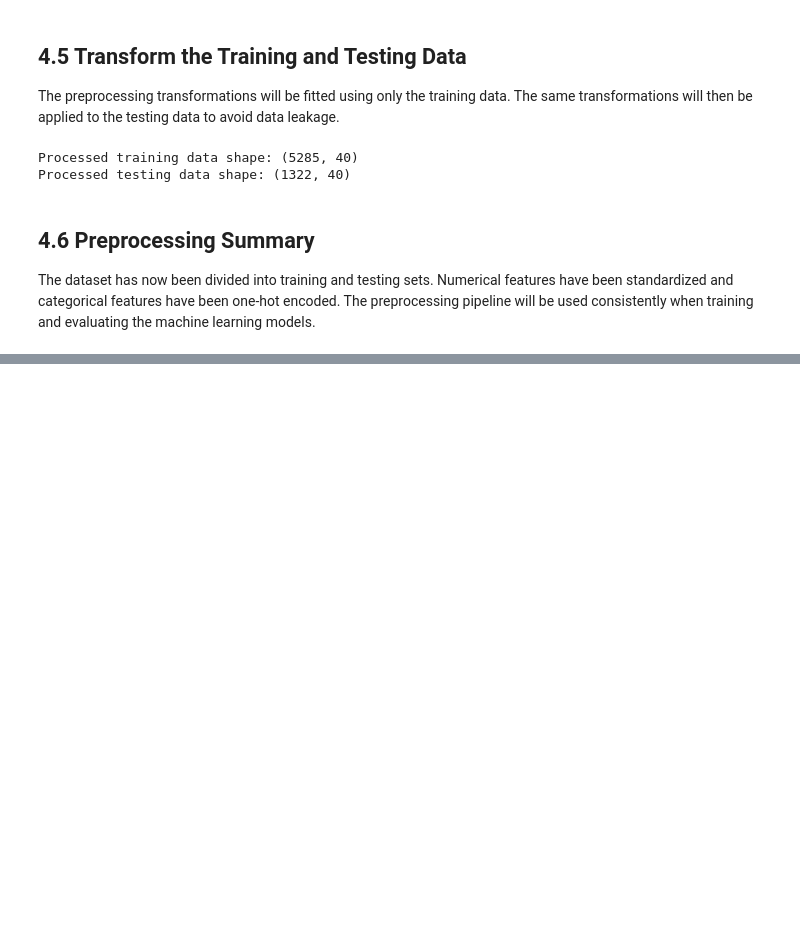
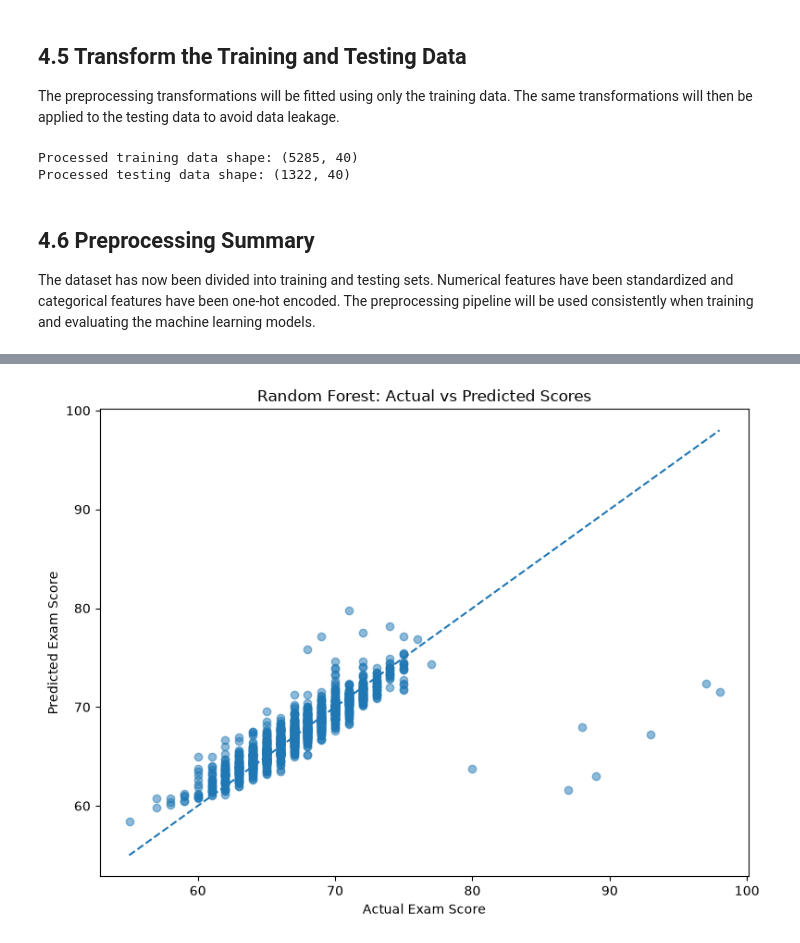
Before and after one commit to obahedmond18/Student-Performance-ML-Capstone-Techcrush, a Jupyter notebook: notebooks/student_performance_capstone.ipynb, the cells around one changed output, grey strips where cells are left out. Saved outputs shown, nothing was run; the diff lists cells and outputs as text; code cells hidden in the pictures; blank space fills up the shorter version.

```diff
--- a/notebooks/student_performance_capstone.ipynb
+++ b/notebooks/student_performance_capstone.ipynb
@@ -698,0 +735,15 @@ The dataset has now been divided into training and testing sets. Numerical featu
+# %%
+# Create the Random Forest model
+random_forest_model = RandomForestRegressor(
+    n_estimators=200,
+    random_state=42
+)
+
+# Train the model
+random_forest_model.fit(X_train_processed, y_train)
+
+# Make predictions on the test data
+random_forest_predictions = random_forest_model.predict(X_test_processed)
+
+print("Random Forest Regression model trained successfully.")
+print("Number of predictions:", len(random_forest_predictions))
@@ -698,0 +941,19 @@ The dataset has now been divided into training and testing sets. Numerical featu
+# %%
+plt.figure(figsize=(8, 6))
+
+plt.scatter(y_test, random_forest_predictions, alpha=0.5)
+
+plt.xlabel("Actual Exam Score")
+plt.ylabel("Predicted Exam Score")
+plt.title("Random Forest: Actual vs Predicted Scores")
+
+plt.plot(
+    [y_test.min(), y_test.max()],
+    [y_test.min(), y_test.max()],
+    linestyle="--"
+)
+
+plt.tight_layout()
+plt.show()
+# %% [output]
+[figure, added]
```
Also changed, not shown: parts of 29 cells of this notebook.
